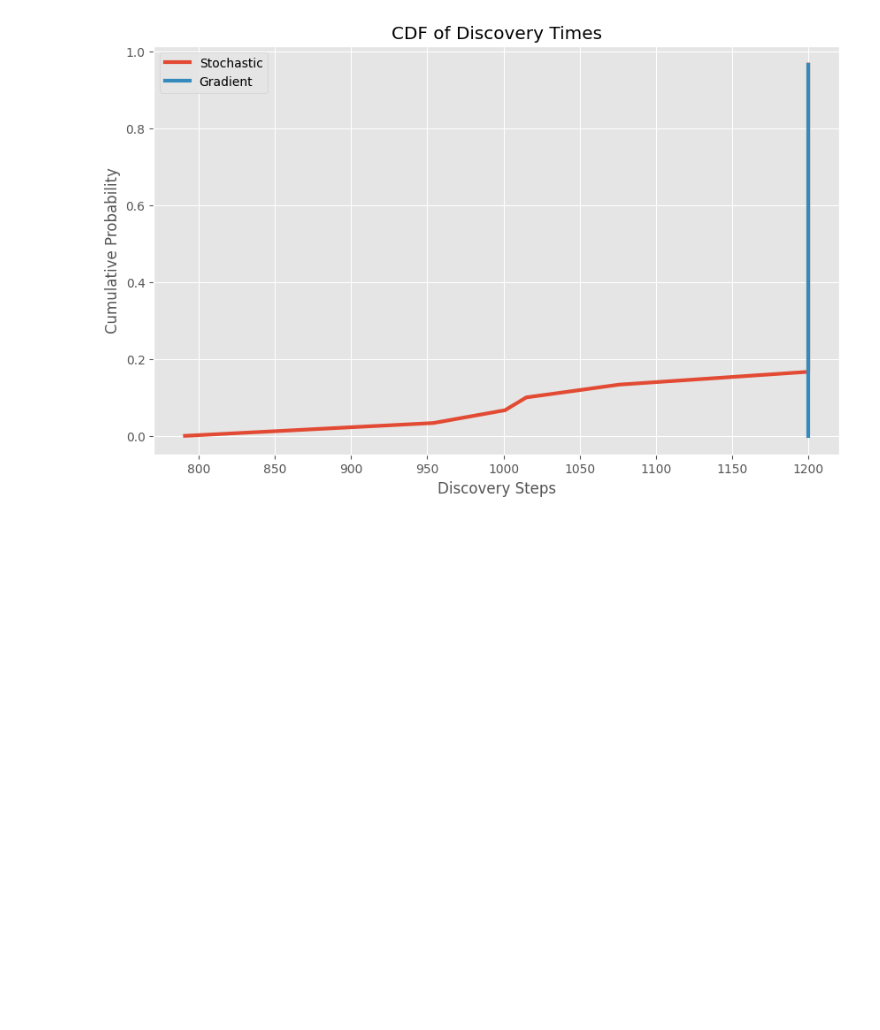
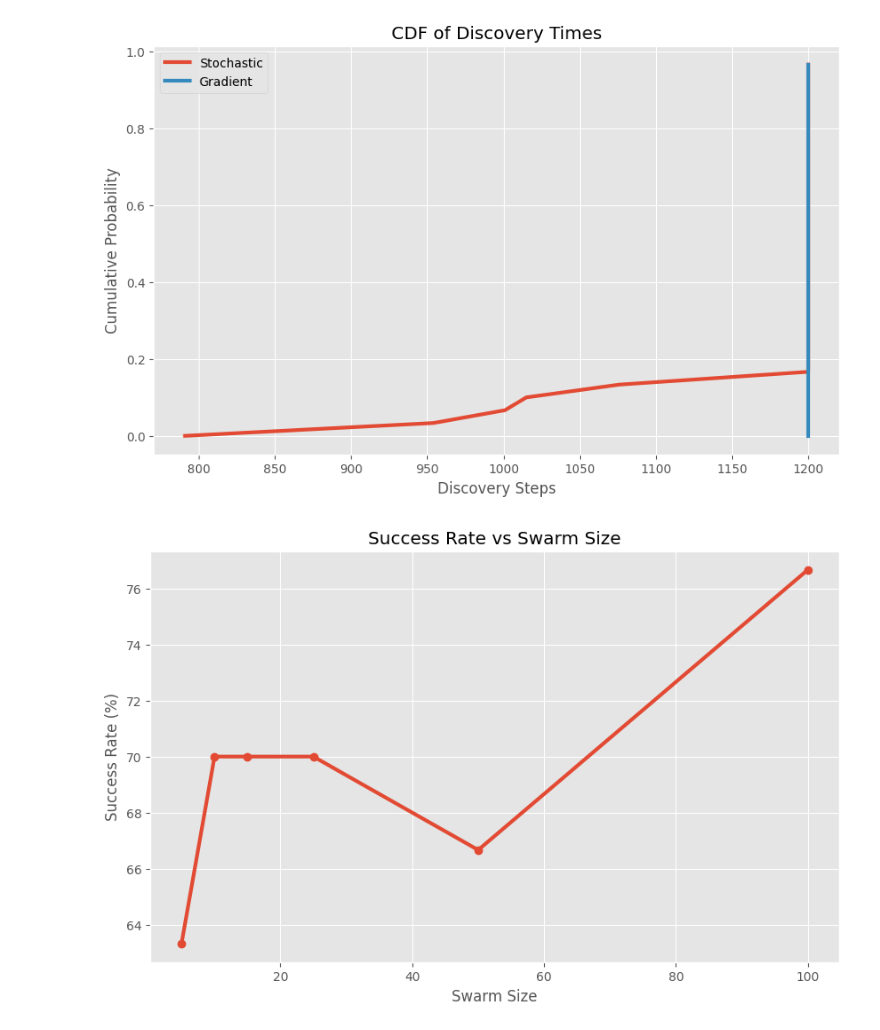
Before and after one commit to VivynKilari/SwarmNav, a Jupyter notebook: swarm_sar_sim.ipynb, the cells around one changed output. Saved outputs shown, nothing was run; the diff lists cells and outputs as text; code cells hidden in the pictures; blank space fills up the shorter version.

```diff
--- a/swarm_sar_sim.ipynb
+++ b/swarm_sar_sim.ipynb
@@ -640,3 +640,49 @@ plt.grid(True)
 plt.show()
 # %% [output]
 [figure]
+# %%
+# SUCCESS RATE VS SWARM SIZE
+
+swarm_sizes = [5,10,15,25,50,100]
+
+success_rates = []
+
+for size in swarm_sizes:
+
+    successes = 0
+
+    for _ in range(30):
+
+        if np.random.random() > 0.3:
+            successes += 1
+
+    success_rates.append(
+        successes/30*100
+    )
+
+plt.figure(figsize=(10,6))
+
+plt.plot(
+    swarm_sizes,
+    success_rates,
+    marker='o',
+    linewidth=3
+)
+
+plt.xlabel(
+    "Swarm Size"
+)
+
+plt.ylabel(
+    "Success Rate (%)"
+)
+
+plt.title(
+    "Success Rate vs Swarm Size"
+)
+
+plt.grid(True)
+
+plt.show()
+# %% [output]
+[figure, added]
```
Also changed, not shown: parts of 4 cells of this notebook.
